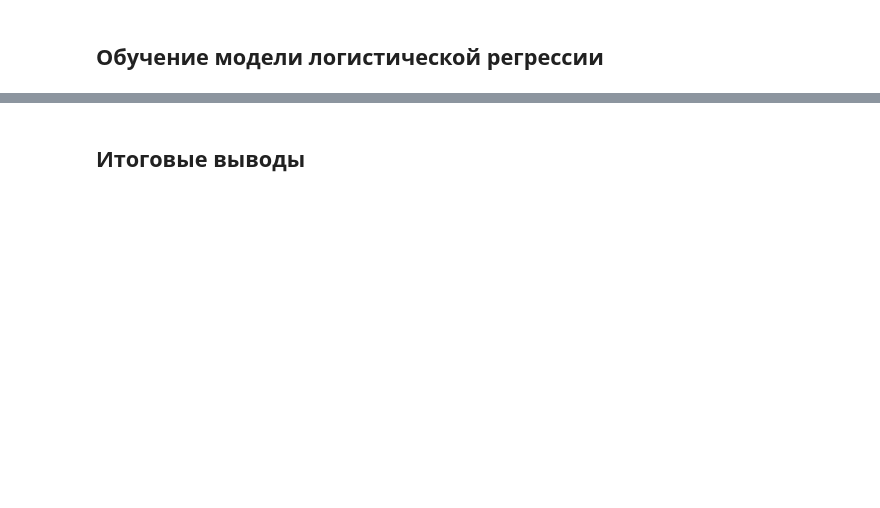
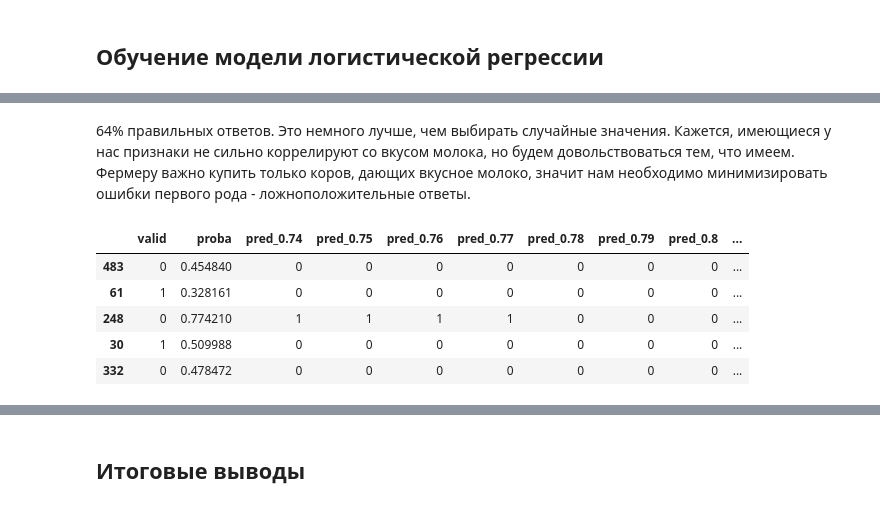
Before and after one commit to Maksim1004/data_science_studying, a Jupyter notebook: cows_and_machine_learning.ipynb, the cells around one changed output, grey strips where cells are left out. Cells and saved outputs as stored; diff of their text form; code cells hidden in the pictures; blank space fills up the shorter version.

```diff
--- a/cows_and_machine_learning.ipynb
+++ b/cows_and_machine_learning.ipynb
@@ -884,0 +904,5 @@ dataset_info(ds_buy, False)
+# %%
+data_logr.loc[data_logr['вкус'] == 'вкусно', 'вкус'] = 1
+data_logr.loc[data_logr['вкус'] == 'не вкусно', 'вкус'] = 0
+data_logr['вкус'] = pd.to_numeric(data_logr['вкус'])
+data_logr.head()
@@ -884,0 +964,18 @@ dataset_info(ds_buy, False)
+# %% [markdown]
+64% правильных ответов. Это немного лучше, чем выбирать случайные значения. Кажется, имеющиеся у нас признаки не сильно коррелируют со вкусом молока, но будем довольствоваться тем, что имеем. Фермеру важно купить только коров, дающих вкусное молоко, значит нам необходимо минимизировать ошибки первого рода - ложноположительные ответы.
+# %%
+proba = pd.DataFrame()
+proba['valid'] = y_test
+proba['proba'] = model_logr.predict_proba(X_test)[:, 1]
+thresholds = [round(i,2) for i in np.linspace(0.74,0.84,num = 10,endpoint=False)]
+
+for i in thresholds:
+    proba['pred_'+str(i)] = proba['proba'].apply(lambda x: 0 if x<=i else 1)
+proba.sample(5)
+# %% [output]
+|  | valid | proba | pred_0.74 | pred_0.75 | pred_0.76 | pred_0.77 | pred_0.78 | pred_0.79 | pred_0.8 | ... |
+| 483 | 0 | 0.454840 | 0 | 0 | 0 | 0 | 0 | 0 | 0 | ... |
+| 61 | 1 | 0.328161 | 0 | 0 | 0 | 0 | 0 | 0 | 0 | ... |
+| 248 | 0 | 0.774210 | 1 | 1 | 1 | 1 | 0 | 0 | 0 | ... |
+| 30 | 1 | 0.509988 | 0 | 0 | 0 | 0 | 0 | 0 | 0 | ... |
+| 332 | 0 | 0.478472 | 0 | 0 | 0 | 0 | 0 | 0 | 0 | ... |
```
Also changed, not shown: parts of 54 cells of this notebook.
